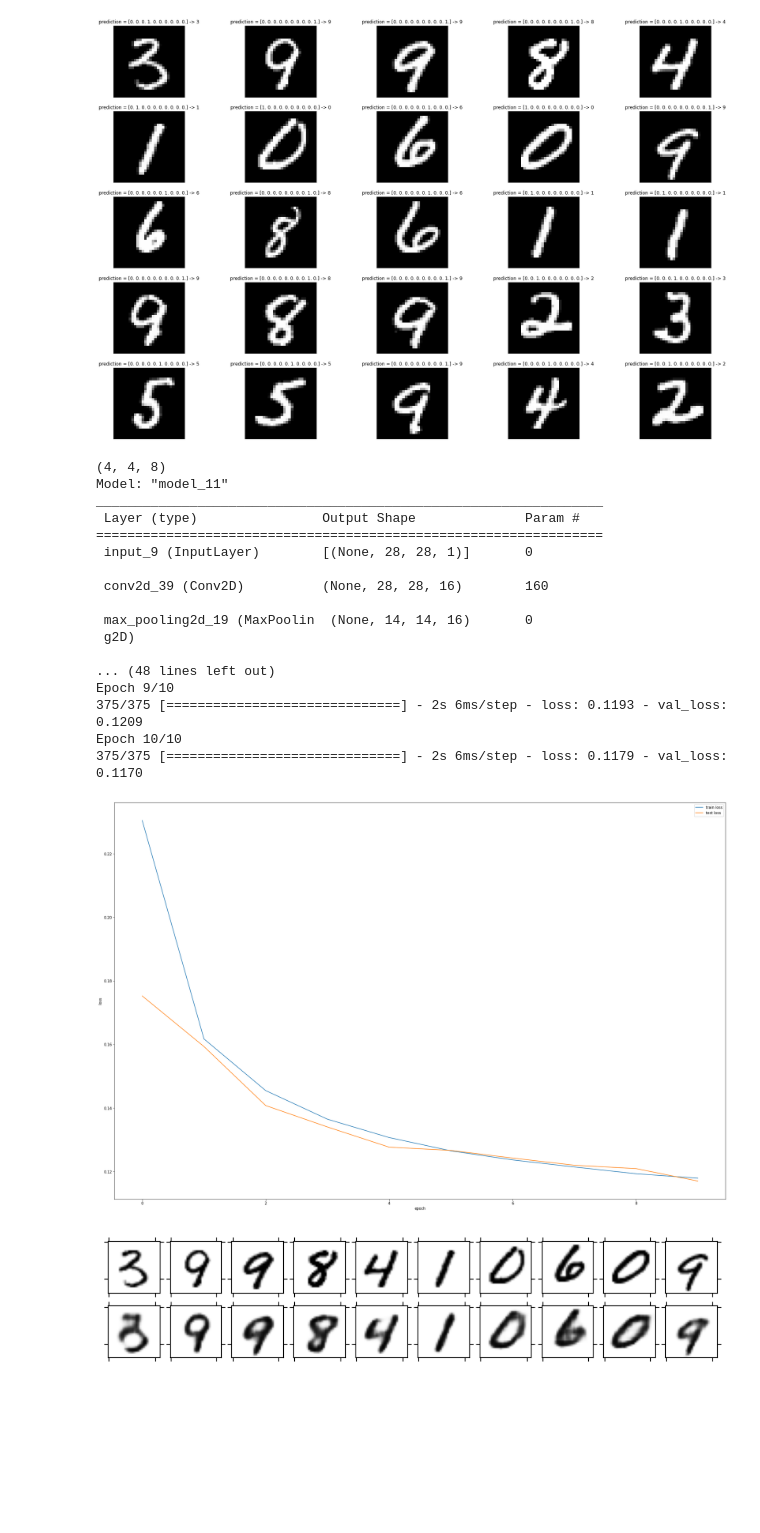
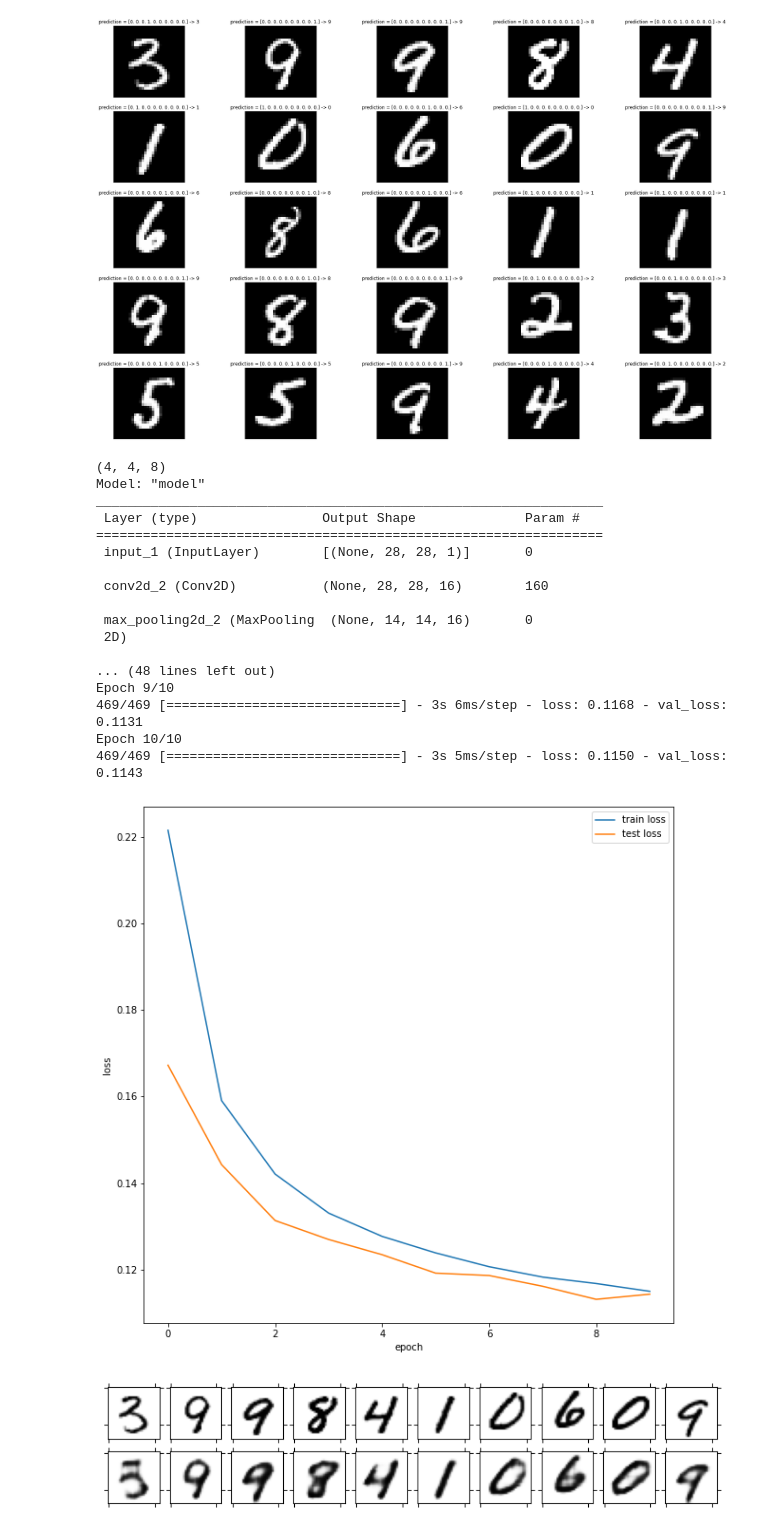
Before and after one commit to JackWetherell/deep-learning-hands-on-rest, a Jupyter notebook: notebook.ipynb, the cells around one changed output. Drawn from its saved outputs; the diff is of its cells as text; code cells hidden in the pictures; blank space fills up the shorter version.

```diff
--- a/notebook.ipynb
+++ b/notebook.ipynb
@@ -102,7 +103,7 @@ plt.savefig('predictions.pdf')
 # %% [output]
 [figure]
 # %%
-# hyperparameters
+# Hyperparameters
 count = 40000
 validation_split = 0.20
 optimizer = 'adadelta'
@@ -112,7 +113,8 @@ batch_size = 128
 loss = 'binary_crossentropy'
 shuffle = True
 
-# define the autoencoder
+
+# Build the model.
 input_img = tf.keras.layers.Input(shape=(28, 28, 1))
 encoded = tf.keras.layers.Conv2D(16, (3, 3), activation='relu', padding='same')(input_img)
 encoded = tf.keras.layers.MaxPooling2D((2, 2), padding='same')(encoded)
@@ -131,13 +133,16 @@ decoded = tf.keras.layers.UpSampling2D((2, 2))(decoded)
 decoded = tf.keras.layers.Conv2D(1, (3, 3), activation='sigmoid', padding='same')(decoded)
 autoencoder = tf.keras.models.Model(input_img, decoded)
 
-# print the model architecture
+
+# Print the model architecture.
 autoencoder.summary()
 
-# define the encoder
+
+# Define the encoder.
 encoder = tf.keras.models.Model(input_img, encoded)
 
-# define the decoder
+
+# Define the decoder.
 encoded_input = tf.keras.layers.Input(shape=latent_shape)
 decoder_layers = len(autoencoder.layers) - len(encoder.layers)
 for i in range(decoder_layers, 0, -1):
@@ -148,7 +153,8 @@ for i in range(decoder_layers, 0, -1):
         nest = decoder_layer(nest)
 decoder = tf.keras.models.Model(encoded_input, nest)
 
-# compile the autoencoder
+
+# Compile the autoencoder.
 if optimizer == 'adam':
     opt = tf.keras.optimizers.Adam(lr=learning_rate)
 if optimizer == 'sgd':
@@ -158,23 +164,29 @@ if optimizer == 'adadelta':
 autoencoder.compile(optimizer=opt, loss=loss)
 latent_shape = tuple(encoder.layers[-1].output_shape[1:4])
 
-# train the autoencoder
-training = autoencoder.fit(x_train, x_train, validation_data=(x_validation, y_validation), epochs=epochs, batch_size=batch_size, shuffle=shuffle)
+
+# Train the autoencoder.
+training = autoencoder.fit(x_train, x_train, validation_data=(x_validation, x_validation), epochs=epochs, batch_size=batch_size, shuffle=shuffle)
+
+
+# Encode and then decode some test data.
+encoded_imgs = encoder.predict(x_test)
+decoded_imgs = decoder.predict(encoded_imgs)
 # %% [output]
 (4, 4, 8)
-Model: "model_11"
+Model: "model"
 _________________________________________________________________
  Layer (type)                Output Shape              Param #
 =================================================================
- input_9 (InputLayer)        [(None, 28, 28, 1)]       0
+ input_1 (InputLayer)        [(None, 28, 28, 1)]       0
 
- conv2d_39 (Conv2D)          (None, 28, 28, 16)        160
+ conv2d_2 (Conv2D)           (None, 28, 28, 16)        160
 
- max_pooling2d_19 (MaxPoolin  (None, 14, 14, 16)       0
- g2D)
+ max_pooling2d_2 (MaxPooling  (None, 14, 14, 16)       0
+ 2D)
 
 ... (48 lines left out)
 Epoch 9/10
-375/375 [==============================] - 2s 6ms/step - loss: 0.1193 - val_loss: 0.1209
+469/469 [==============================] - 3s 6ms/step - loss: 0.1168 - val_loss: 0.1131
 Epoch 10/10
-375/375 [==============================] - 2s 6ms/step - loss: 0.1179 - val_loss: 0.1170
+469/469 [==============================] - 3s 5ms/step - loss: 0.1150 - val_loss: 0.1143
@@ -185,13 +193,14 @@ decoded_imgs = decoder.predict(encoded_imgs)
 # %%
 # plotting the training
 train_loss = np.array(training.history['loss'])
 test_loss = np.array(training.history['val_loss'])
+plt.rcParams['figure.figsize'] = [10, 10]
 plt.plot(train_loss, label='train loss')
 plt.plot(test_loss, label='test loss')
 plt.xlabel('epoch')
 plt.ylabel('loss')
 plt.legend()
 plt.savefig('training.pdf')
 # %% [output]
-[figure, old version]
+[figure, new version]
 # %%
```
Also changed, not shown: parts of 7 cells of this notebook, 8 other files.
